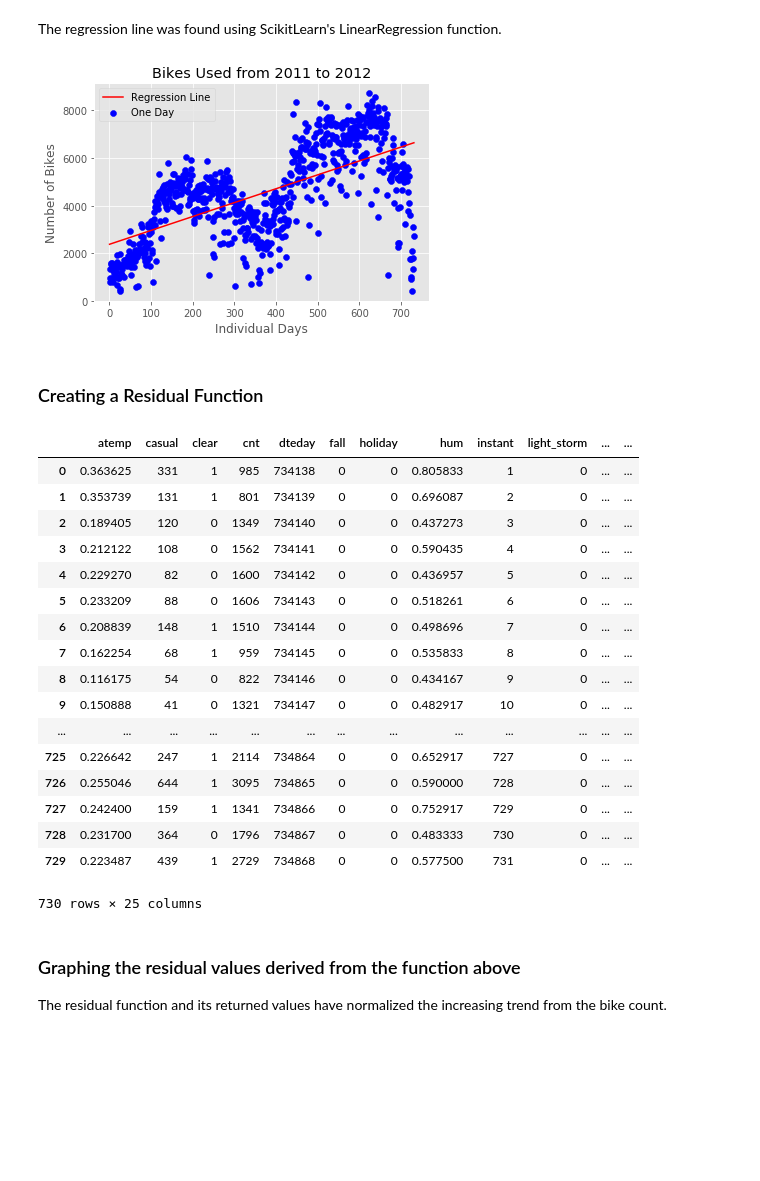
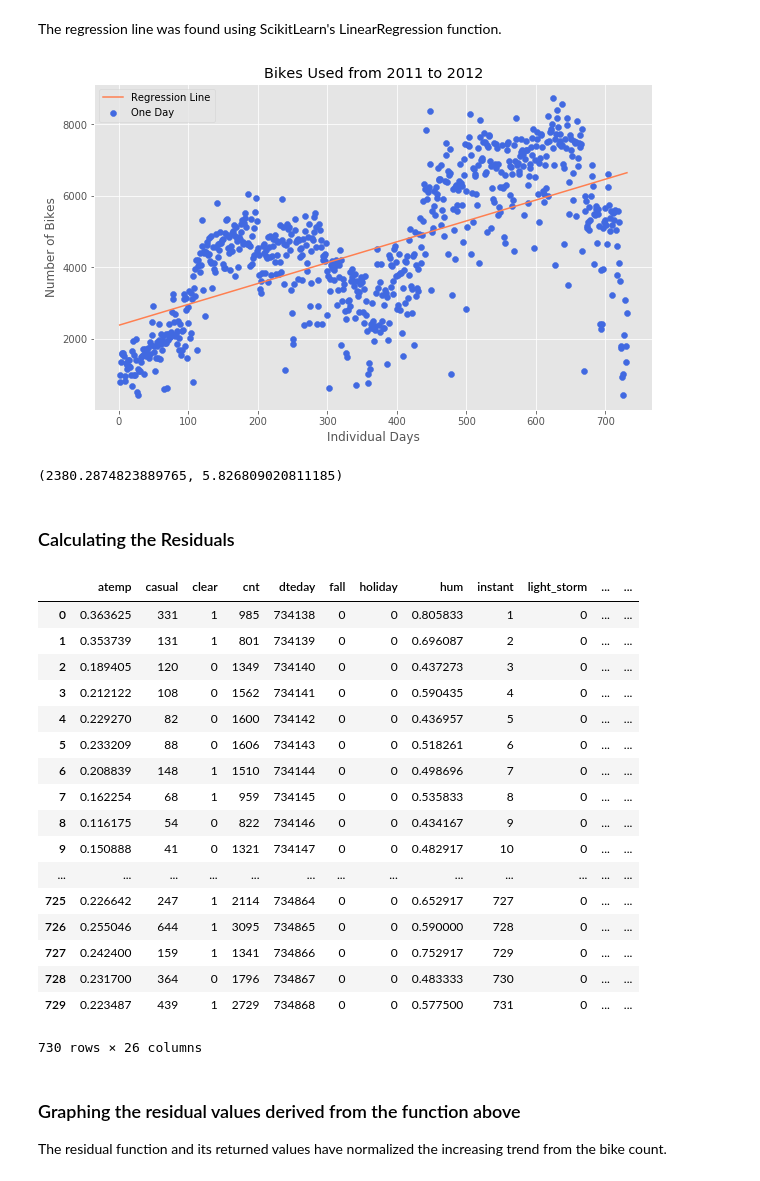
Before and after one commit to pauly51994/Bike_predictor, a Jupyter notebook: Bike-Sharing-Dataset/Graphing and Plotting.ipynb, the cells around one changed output. Saved outputs shown, nothing was run; the diff lists cells and outputs as text; code cells hidden in the pictures; blank space fills up the shorter version.

```diff
--- a/Bike-Sharing-Dataset/Graphing and Plotting.ipynb
+++ b/Bike-Sharing-Dataset/Graphing and Plotting.ipynb
@@ -39,29 +39,29 @@ The data was converted by using a simple linear regression line in order to norm
 The regression line was found using ScikitLearn's LinearRegression function.
 # %%
 plt.style.use('ggplot')
+plt.figure(figsize=(10,6))
 
 # Assigning proper values
 x=df.instant.values.reshape(-1,1)
 y=df.cnt.values.reshape(-1,1)
 
 # Simple Linear Regression Line
 
 model = LinearRegression()
 model.fit(x, y)
 
 predictions = model.predict(x)
 
 # Plotting
-plt.scatter(df['instant'], df['cnt'], label='One Day', c='b')
-plt.plot(df['instant'],predictions,c='red', label='Regression Line')
+plt.scatter(df['instant'], df['cnt'], label='One Day', c='royalblue')
+plt.plot(df['instant'],predictions,c='coral', label='Regression Line')
 plt.xlabel('Individual Days')
 plt.ylabel('Number of Bikes')
 plt.title('Bikes Used from 2011 to 2012')
 plt.legend()
 plt.show()
 
-#model.intercept_[0], model.coef_[0][1]
+model.intercept_[0], model.coef_[0][0]
 # %% [output]
-[figure, old version]
+[figure, new version]
+(2380.2874823889765, 5.826809020811185)
-# %% [markdown]
-### Creating a Residual Function
@@ -72,6 +68,9 @@ def resid(x,y_actual):
+# %% [markdown]
+### Calculating the Residuals
 # %%
 # Storing predicted values into a new column
-df['resids'] = resid(df['instant'], df['cnt'])
+df['predictions'] = predictions
+df['resids'] = df.cnt - df.predictions
 df
 # %% [output]
 |  | atemp | casual | clear | cnt | dteday | fall | holiday | hum | instant | light_storm | ... | ... |
@@ -91,7 +90,7 @@ df
 | 727 | 0.242400 | 159 | 1 | 1341 | 734866 | 0 | 0 | 0.752917 | 729 | 0 | ... | ... |
 | 728 | 0.231700 | 364 | 0 | 1796 | 734867 | 0 | 0 | 0.483333 | 730 | 0 | ... | ... |
 | 729 | 0.223487 | 439 | 1 | 2729 | 734868 | 0 | 0 | 0.577500 | 731 | 0 | ... | ... |
-730 rows × 25 columns
+730 rows × 26 columns
 # %%
 df.to_pickle('Residuals_df')
 # %% [markdown]
```
Also changed, not shown: parts of 3 cells of this notebook, 1 other file.
